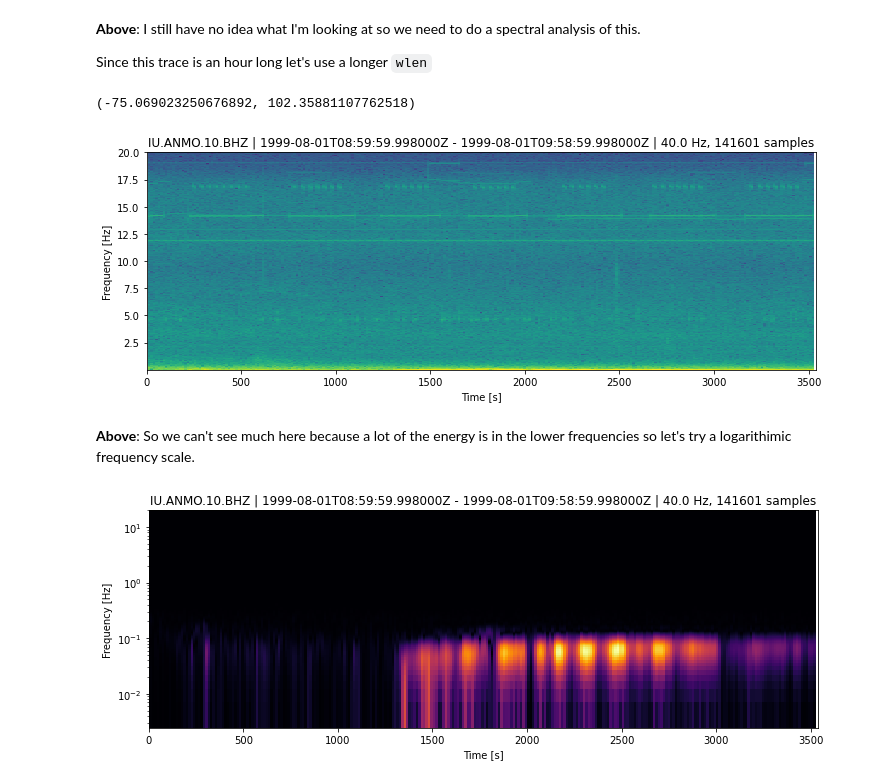
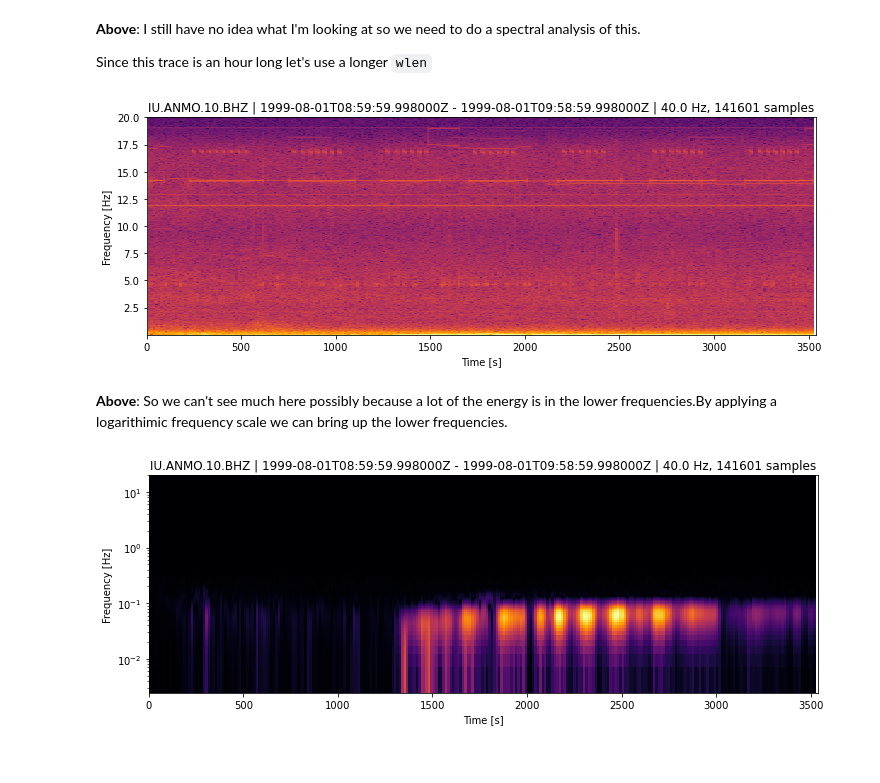
Before and after one commit to syabilazri/ANMOnomaly, a Jupyter notebook: Weird_ANMO.ipynb, the cells around one changed output. Cells and saved outputs as stored; diff of their text form; code cells hidden in the pictures.

Commit message:
Made some small edits to the code, not much actual actual changes. Removed some unnecessary filtering operations.

```diff
--- a/Weird_ANMO.ipynb
+++ b/Weird_ANMO.ipynb
@@ -160,15 +155,11 @@ nine.plot()
 Since this trace is an hour long let's use a longer `wlen`
 # %%
 trnine=nine[0]
-fig=trnine.spectrogram(wlen=20, per_lap=0.5, show=False, dbscale=True)
-ax=fig.axes[0]
-im=ax.images[0]
-print(im.get_clim())
+fig=trnine.spectrogram(wlen=20, per_lap=0.5, show=False, dbscale=True, cmap='inferno')
 # %% [output]
-(-75.069023250676892, 102.35881107762518)
-[figure, old version]
+[figure, new version]
 # %% [markdown]
-**Above**: So we can't see much here because a lot of the energy is in the lower frequencies so let's try a logarithimic frequency scale.
+**Above**: So we can't see much here possibly because a lot of the energy is in the lower frequencies.By applying a logarithimic frequency scale we can bring up the lower frequencies.
 # %%
 fig=trnine.spectrogram(wlen=20, per_lap=0.5, show=False, log=True, cmap='inferno')
 # %% [output]
```
Also changed, not shown: parts of 11 cells of this notebook.
